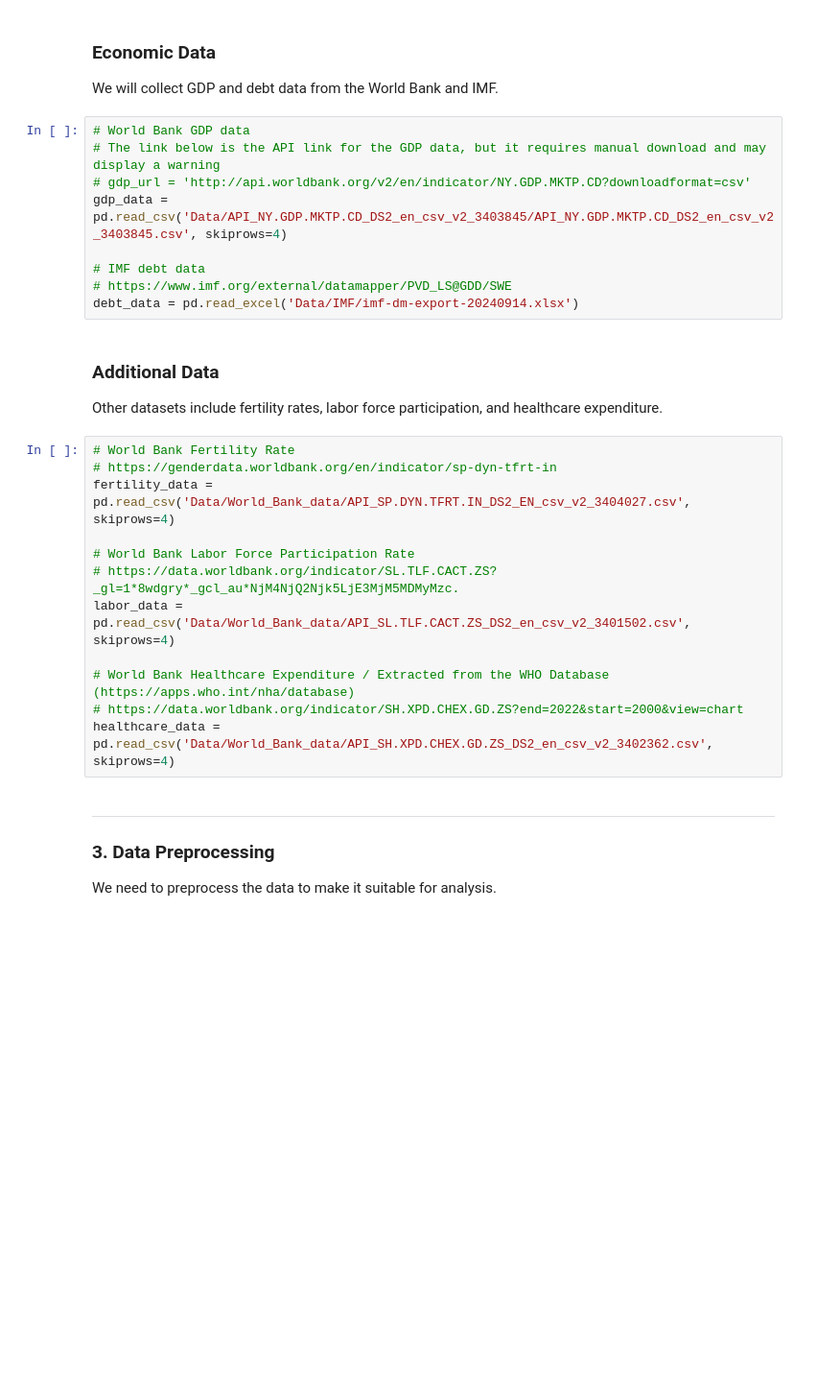
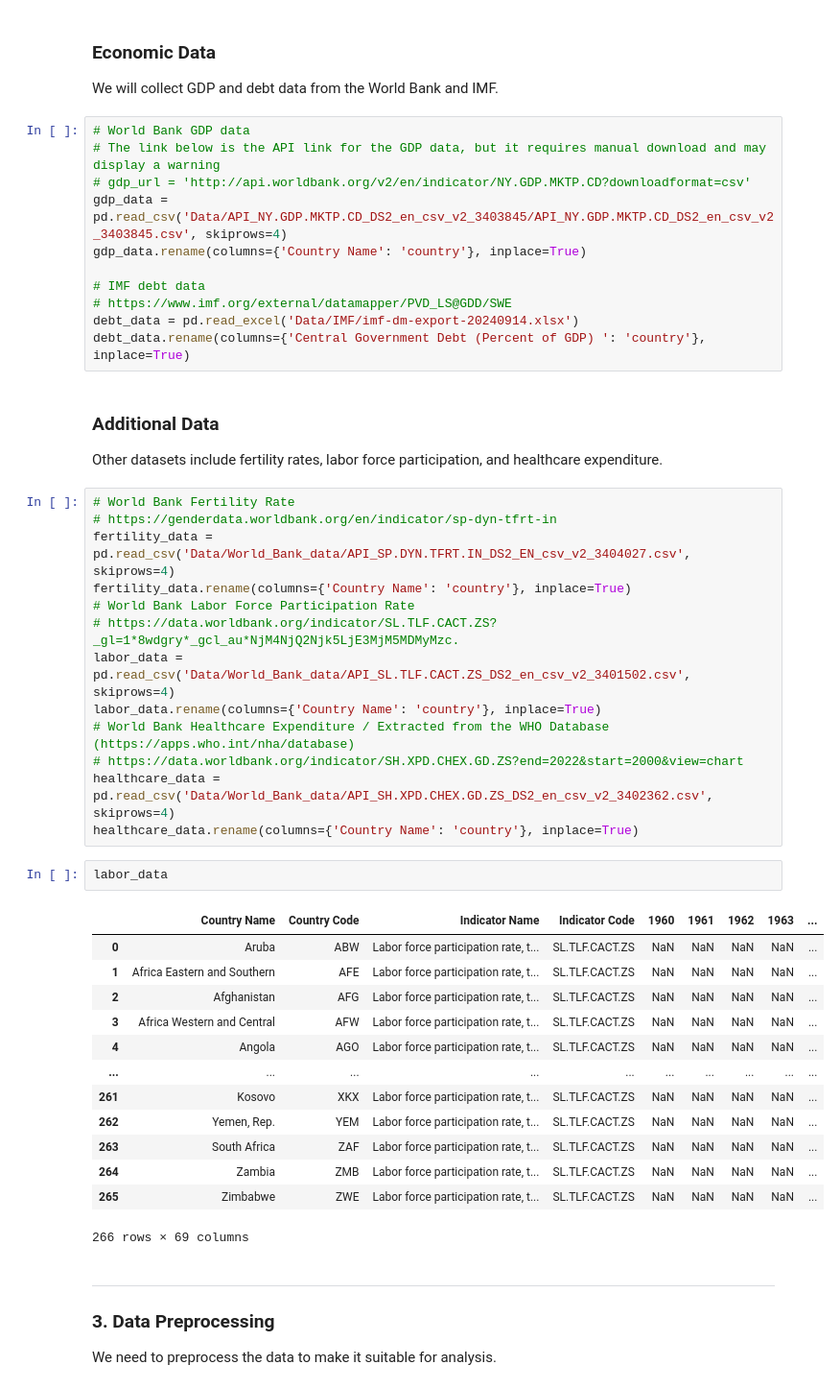
Before and after one commit to DJ-Greenwood/Population-decline, a Jupyter notebook: Demographic_Shift_on_Global_Economy_and_Fiscal_Stability.ipynb, the cells around one changed output. Shown at 96% size. Drawn from its saved outputs; the diff is of its cells as text; blank space fills up the shorter version.

```diff
--- a/Demographic_Shift_on_Global_Economy_and_Fiscal_Stability.ipynb
+++ b/Demographic_Shift_on_Global_Economy_and_Fiscal_Stability.ipynb
@@ -61,10 +62,12 @@ We will collect GDP and debt data from the World Bank and IMF.
 # The link below is the API link for the GDP data, but it requires manual download and may display a warning
 # gdp_url = 'http://api.worldbank.org/v2/en/indicator/NY.GDP.MKTP.CD?downloadformat=csv'
 gdp_data = pd.read_csv('Data/API_NY.GDP.MKTP.CD_DS2_en_csv_v2_3403845/API_NY.GDP.MKTP.CD_DS2_en_csv_v2_3403845.csv', skiprows=4)
+gdp_data.rename(columns={'Country Name': 'country'}, inplace=True)
 
 # IMF debt data
 # https://www.imf.org/external/datamapper/PVD_LS@GDD/SWE
 debt_data = pd.read_excel('Data/IMF/imf-dm-export-20240914.xlsx')
+debt_data.rename(columns={'Central Government Debt (Percent of GDP)	': 'country'}, inplace=True)
 # %% [markdown]
 ### Additional Data
 Other datasets include fertility rates, labor force participation, and healthcare expenditure.
@@ -72,14 +75,31 @@ Other datasets include fertility rates, labor force participation, and healthcar
 # World Bank Fertility Rate
 # https://genderdata.worldbank.org/en/indicator/sp-dyn-tfrt-in
 fertility_data = pd.read_csv('Data/World_Bank_data/API_SP.DYN.TFRT.IN_DS2_EN_csv_v2_3404027.csv', skiprows=4)
-
+fertility_data.rename(columns={'Country Name': 'country'}, inplace=True)
 # World Bank Labor Force Participation Rate
 # https://data.worldbank.org/indicator/SL.TLF.CACT.ZS?_gl=1*8wdgry*_gcl_au*NjM4NjQ2Njk5LjE3MjM5MDMyMzc.
 labor_data = pd.read_csv('Data/World_Bank_data/API_SL.TLF.CACT.ZS_DS2_en_csv_v2_3401502.csv', skiprows=4)
-
+labor_data.rename(columns={'Country Name': 'country'}, inplace=True)
 # World Bank Healthcare Expenditure / Extracted from the WHO Database (https://apps.who.int/nha/database)
 # https://data.worldbank.org/indicator/SH.XPD.CHEX.GD.ZS?end=2022&start=2000&view=chart
 healthcare_data = pd.read_csv('Data/World_Bank_data/API_SH.XPD.CHEX.GD.ZS_DS2_en_csv_v2_3402362.csv', skiprows=4)
+healthcare_data.rename(columns={'Country Name': 'country'}, inplace=True)
+# %%
+labor_data
+# %% [output]
+|  | Country Name | Country Code | Indicator Name | Indicator Code | 1960 | 1961 | 1962 | 1963 | ... |
+| 0 | Aruba | ABW | Labor force participation rate, t... | SL.TLF.CACT.ZS | NaN | NaN | NaN | NaN | ... |
+| 1 | Africa Eastern and Southern | AFE | Labor force participation rate, t... | SL.TLF.CACT.ZS | NaN | NaN | NaN | NaN | ... |
+| 2 | Afghanistan | AFG | Labor force participation rate, t... | SL.TLF.CACT.ZS | NaN | NaN | NaN | NaN | ... |
+| 3 | Africa Western and Central | AFW | Labor force participation rate, t... | SL.TLF.CACT.ZS | NaN | NaN | NaN | NaN | ... |
+| 4 | Angola | AGO | Labor force participation rate, t... | SL.TLF.CACT.ZS | NaN | NaN | NaN | NaN | ... |
+| ... | ... | ... | ... | ... | ... | ... | ... | ... | ... |
+| 261 | Kosovo | XKX | Labor force participation rate, t... | SL.TLF.CACT.ZS | NaN | NaN | NaN | NaN | ... |
+| 262 | Yemen, Rep. | YEM | Labor force participation rate, t... | SL.TLF.CACT.ZS | NaN | NaN | NaN | NaN | ... |
+| 263 | South Africa | ZAF | Labor force participation rate, t... | SL.TLF.CACT.ZS | NaN | NaN | NaN | NaN | ... |
+| 264 | Zambia | ZMB | Labor force participation rate, t... | SL.TLF.CACT.ZS | NaN | NaN | NaN | NaN | ... |
+| 265 | Zimbabwe | ZWE | Labor force participation rate, t... | SL.TLF.CACT.ZS | NaN | NaN | NaN | NaN | ... |
+266 rows × 69 columns
 # %% [markdown]
 ---
 ### 3. Data Preprocessing
```
Also changed, not shown: parts of 1 cell of this notebook, 5 other files.
